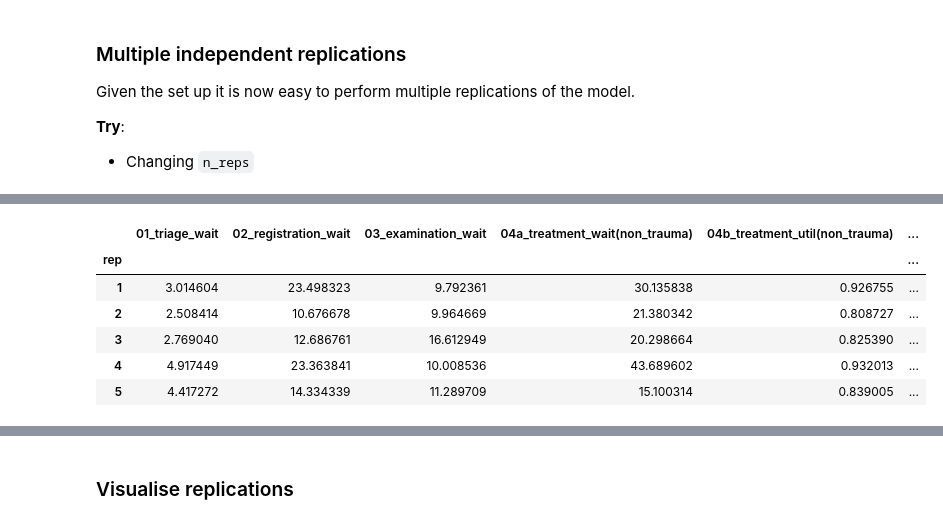
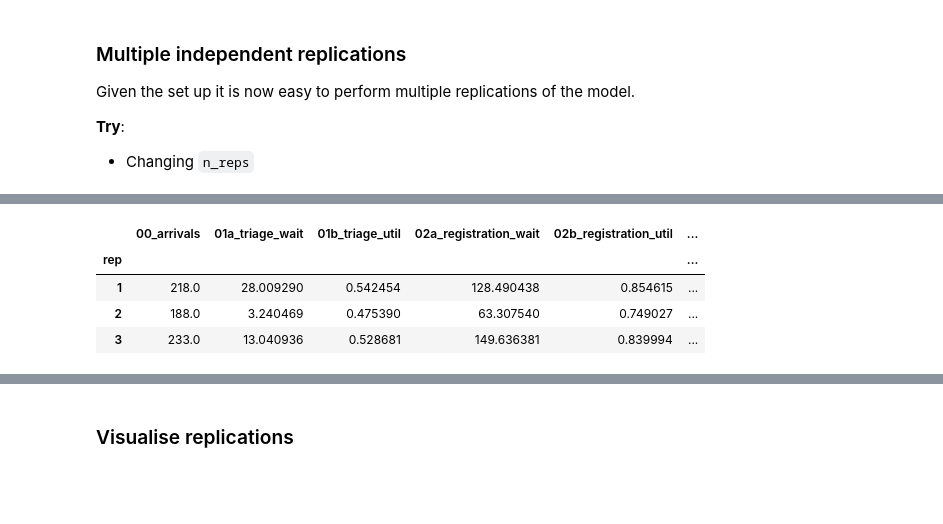
Before and after one commit to TomMonks/open-science-for-sim, a Jupyter notebook: _sources/src/notebooks/01_foss_sim/01_simpy.ipynb, the cells around one changed output, grey strips where cells are left out. Drawn from its saved outputs; the diff is of its cells as text; code cells hidden in the pictures; blank space fills up the shorter version.

```diff
--- a/_sources/src/notebooks/01_foss_sim/01_simpy.ipynb
+++ b/_sources/src/notebooks/01_foss_sim/01_simpy.ipynb
@@ -84,0 +84,8 @@ DEFAULT_PROB_TRAUMA = 0.12
+# %%
+NSPP_PATH = 'data/ed_arrivals.csv'
+
+# visualise
+ax = pd.read_csv(NSPP_PATH).plot(y='arrival_rate', x='period', rot=45,
+                                 kind='bar',figsize=(12,5), legend=False)
+ax.set_xlabel('hour of day')
+ax.set_ylabel('mean arrivals');
@@ -98,10 +111,10 @@ DEFAULT_N_CUBICLES_2 = 1
 # %%
 # default random number SET
 DEFAULT_RNG_SET = None
-N_STREAMS = 10
+N_STREAMS = 20
 
 # default results collection period
-DEFAULT_RESULTS_COLLECTION_PERIOD = 60 * 18
+DEFAULT_RESULTS_COLLECTION_PERIOD = 60 * 19
 
 # number of replications.
 DEFAULT_N_REPS = 5
@@ -550,13 +628,13 @@ class NonTraumaPathway(object):
         self.arrival = -np.inf
         self.wait_triage = -np.inf
         self.wait_reg = -np.inf
-        self.wait_eval = -np.inf
+        self.wait_exam = -np.inf
         self.wait_treat = -np.inf
         self.total_time = -np.inf
 
         self.triage_duration = -np.inf
         self.reg_duration = -np.inf
-        self.eval_duration = -np.inf
+        self.exam_duration = -np.inf
         self.treat_duration = -np.inf
 
 
@@ -566,7 +644,7 @@ class NonTraumaPathway(object):
 
         1. request and wait for sign-in/triage
         2. patient registration
-        3. evaluation
+        3. examination
         4.1 40% discharged
         4.2 60% treatment then discharge
         '''
@@ -612,22 +690,22 @@ class NonTraumaPathway(object):
         # record the time that entered the evaluation queue
         start_wait = self.env.now
 
-        # request evaluation resource
+        # request examination resource
         with self.args.exam.request() as req:
             yield req
 
             # record the waiting time for registration
-            self.wait_eval = self.env.now - start_wait
-            trace(f'evaluation of patient {self.identifier} begins '
+            self.wait_exam = self.env.now - start_wait
+            trace(f'examination of patient {self.identifier} begins '
                   f'{self.env.now:.3f}')
 
-            # sample evaluation duration.
-            self.eval_duration = args.exam_dist.sample()
-            yield self.env.timeout(self.eval_duration)
+            # sample examination duration.
+            self.exam_duration = args.exam_dist.sample()
+            yield self.env.timeout(self.exam_duration)
 
-            trace(f'patient {self.identifier} evaluation complete '
+            trace(f'patient {self.identifier} examination complete '
                   f'at {self.env.now:.3f};'
-                  f'waiting time was {self.wait_eval:.3f}')
+                  f'waiting time was {self.wait_exam:.3f}')
 
         # sample if patient requires treatment?
         self.require_treat = self.args.nt_p_treat_dist.sample()
@@ -929,9 +1102,10 @@ def single_run(scenario, rc_period=DEFAULT_RESULTS_COLLECTION_PERIOD,
     model.run(results_collection_period=rc_period)
 
     # run results
-    results_summary = model.run_summary_frame()
+    summary = SimulationSummary(model)
+    summary_df = summary.summary_frame()
 
-    return results_summary
+    return summary_df
 # %%
 def multiple_replications(scenario, rc_period=DEFAULT_RESULTS_COLLECTION_PERIOD,
                           n_reps=5):
@@ -1007,13 +1188,14 @@ Given the set up it is now easy to perform multiple replications of the model.
 **Try**:
 * Changing `n_reps`
 # %%
+%%time
 args = Scenario()
 
 #run multiple replications.
 #by default it runs 5 replications.
 print('Running multiple replications', end=' => ')
-results  = multiple_replications(args, n_reps=29)
+results  = multiple_replications(args, n_reps=50)
 print('done.\n')
-results.head()
+results.head(3)
 # %% [output]
 Running multiple replications => done.
@@ -1020,10 +1205,8 @@ Running multiple replications => done.
-|  | 01_triage_wait | 02_registration_wait | 03_examination_wait | 04a_treatment_wait(non_trauma) | 04b_treatment_util(non_trauma) | ... |
+|  | 00_arrivals | 01a_triage_wait | 01b_triage_util | 02a_registration_wait | 02b_registration_util | ... |
 | rep |  |  |  |  |  | ... |
-| 1 | 3.014604 | 23.498323 | 9.792361 | 30.135838 | 0.926755 | ... |
-| 2 | 2.508414 | 10.676678 | 9.964669 | 21.380342 | 0.808727 | ... |
-| 3 | 2.769040 | 12.686761 | 16.612949 | 20.298664 | 0.825390 | ... |
-| 4 | 4.917449 | 23.363841 | 10.008536 | 43.689602 | 0.932013 | ... |
-| 5 | 4.417272 | 14.334339 | 11.289709 | 15.100314 | 0.839005 | ... |
+| 1 | 218.0 | 28.009290 | 0.542454 | 128.490438 | 0.854615 | ... |
+| 2 | 188.0 | 3.240469 | 0.475390 | 63.307540 | 0.749027 | ... |
+| 3 | 233.0 | 13.040936 | 0.528681 | 149.636381 | 0.839994 | ... |
 # %%
 # summarise the results (2.dp)
 results.mean().round(2)
```
Also changed, not shown: parts of 19 cells of this notebook, 29 other files.
